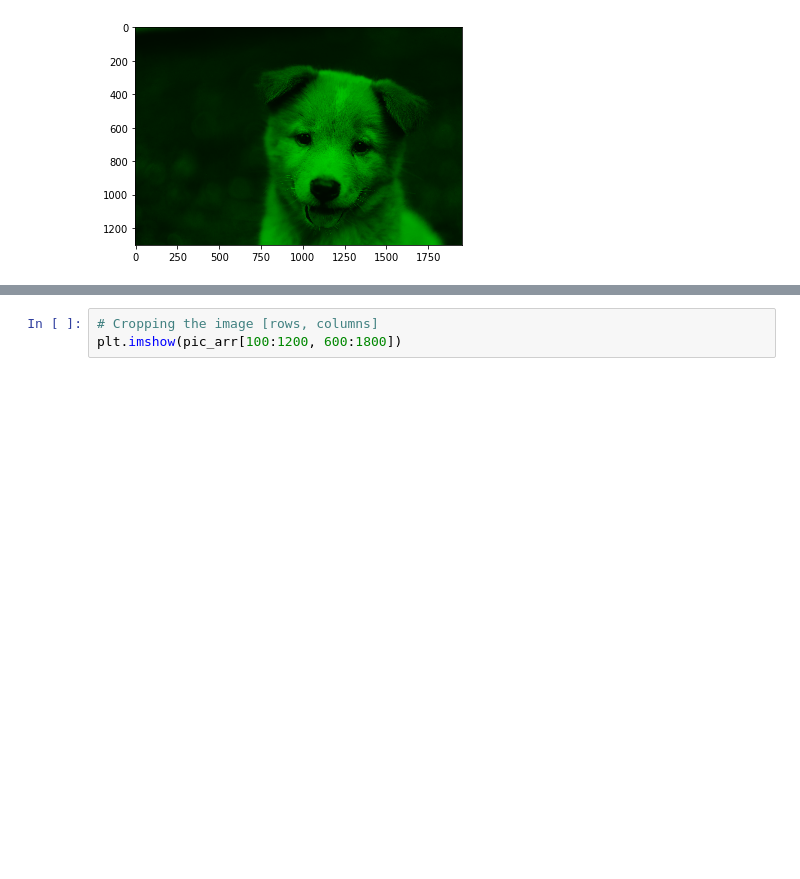
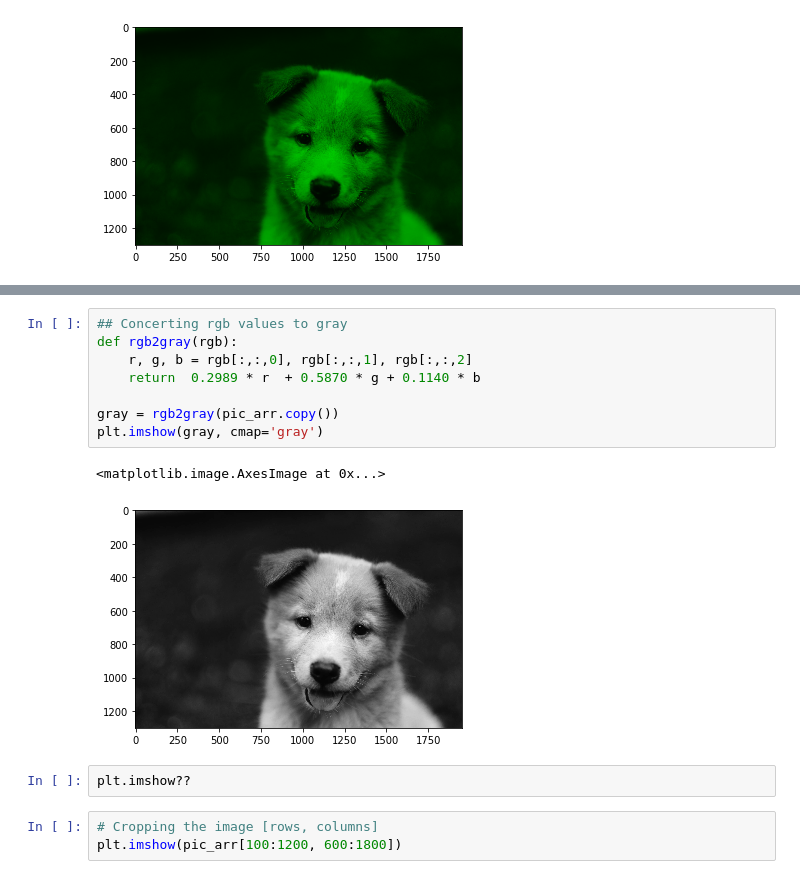
Before and after one commit to apssouza22/cnn-for-devs, a Jupyter notebook: a-images-and-numpy.ipynb, the cells around one changed output, grey strips where cells are left out. Cells and saved outputs as stored; diff of their text form; blank space fills up the shorter version.

```diff
--- a/a-images-and-numpy.ipynb
+++ b/a-images-and-numpy.ipynb
@@ -75,3 +89,16 @@ plt.imshow(pic_green)
+# %%
+## Concerting rgb values to gray
+def rgb2gray(rgb):
+    r, g, b = rgb[:,:,0], rgb[:,:,1], rgb[:,:,2]
+    return  0.2989 * r  + 0.5870 * g + 0.1140 * b
+
+gray = rgb2gray(pic_arr.copy())
+plt.imshow(gray, cmap='gray')
+# %% [output]
+<matplotlib.image.AxesImage at 0x...>
+[figure, added]
+# %%
+plt.imshow??
 # %%
 # Cropping the image [rows, columns]
 plt.imshow(pic_arr[100:1200, 600:1800])
```
Also changed, not shown: parts of 3 cells of this notebook, 7 other files.
